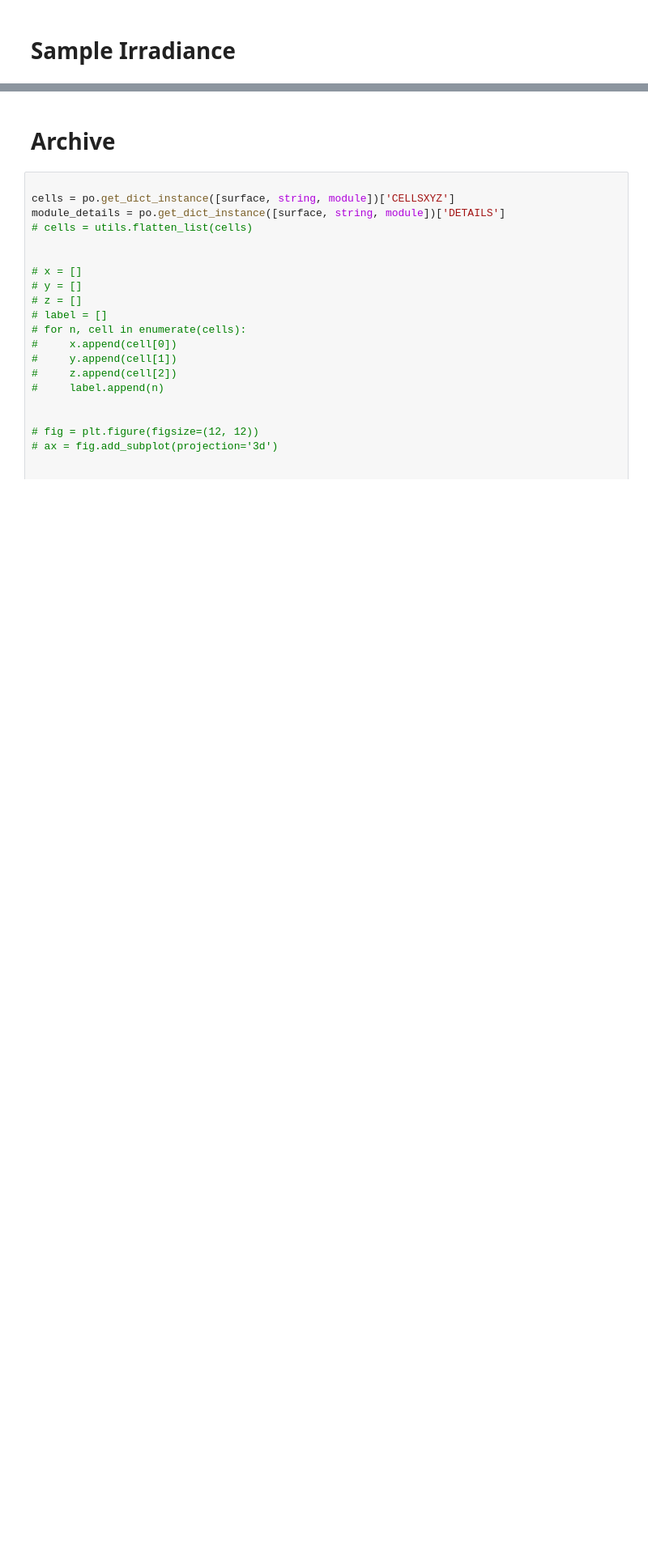
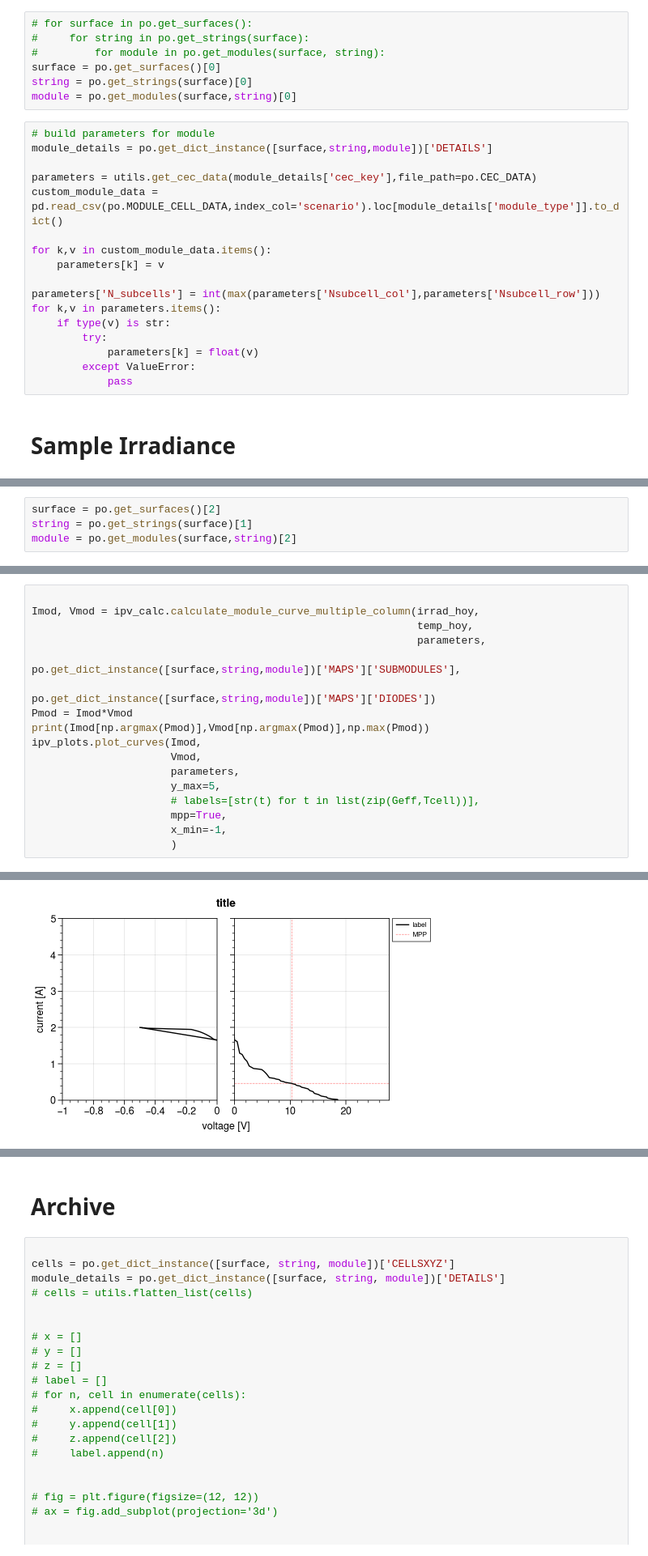
Before and after one commit to justinfmccarty/IPV_Workbench, a Jupyter notebook: notebooks/02_testing_panelizer_writer.ipynb, the cells around one changed output, grey strips where cells are left out. Shown at 81% size. Saved outputs shown, nothing was run; the diff lists cells and outputs as text; blank space fills up the shorter version.

```diff
--- a/notebooks/02_testing_panelizer_writer.ipynb
+++ b/notebooks/02_testing_panelizer_writer.ipynb
@@ -67,3 +34,27 @@ array([[0, 1],
+# %%
+# for surface in po.get_surfaces():
+#     for string in po.get_strings(surface):
+#         for module in po.get_modules(surface, string):
+surface = po.get_surfaces()[0]
+string = po.get_strings(surface)[0]
+module = po.get_modules(surface,string)[0]
+# %%
+# build parameters for module
+module_details = po.get_dict_instance([surface,string,module])['DETAILS']
+
+parameters = utils.get_cec_data(module_details['cec_key'],file_path=po.CEC_DATA)
+custom_module_data = pd.read_csv(po.MODULE_CELL_DATA,index_col='scenario').loc[module_details['module_type']].to_dict()
+
+for k,v in custom_module_data.items():
+    parameters[k] = v
+
+parameters['N_subcells'] = int(max(parameters['Nsubcell_col'],parameters['Nsubcell_row']))
+for k,v in parameters.items():
+    if type(v) is str:
+        try:
+            parameters[k] = float(v)
+        except ValueError:
+            pass
 # %% [markdown]
 # Sample Irradiance
 # %%
@@ -77 +72,5 @@ radiance_results_dir
+# %%
+surface = po.get_surfaces()[2]
+string = po.get_strings(surface)[1]
+module = po.get_modules(surface,string)[2]
 # %%
@@ -105,0 +253,18 @@ utils.build_full_ill(sun_up_path,ill_path )
+# %%
+
+Imod, Vmod = ipv_calc.calculate_module_curve_multiple_column(irrad_hoy,
+                                                             temp_hoy,
+                                                             parameters,
+                                                             po.get_dict_instance([surface,string,module])['MAPS']['SUBMODULES'],
+                                                             po.get_dict_instance([surface,string,module])['MAPS']['DIODES'])
+Pmod = Imod*Vmod
+print(Imod[np.argmax(Pmod)],Vmod[np.argmax(Pmod)],np.max(Pmod))
+ipv_plots.plot_curves(Imod,
+                      Vmod,
+                      parameters,
+                      y_max=5,
+                      # labels=[str(t) for t in list(zip(Geff,Tcell))],
+                      mpp=True,
+                      x_min=-1,
+                      )
+# %% [output]
@@ -105,0 +272 @@ utils.build_full_ill(sun_up_path,ill_path )
+[figure, added]
```
Also changed, not shown: parts of 19 cells of this notebook, 6 other files.
